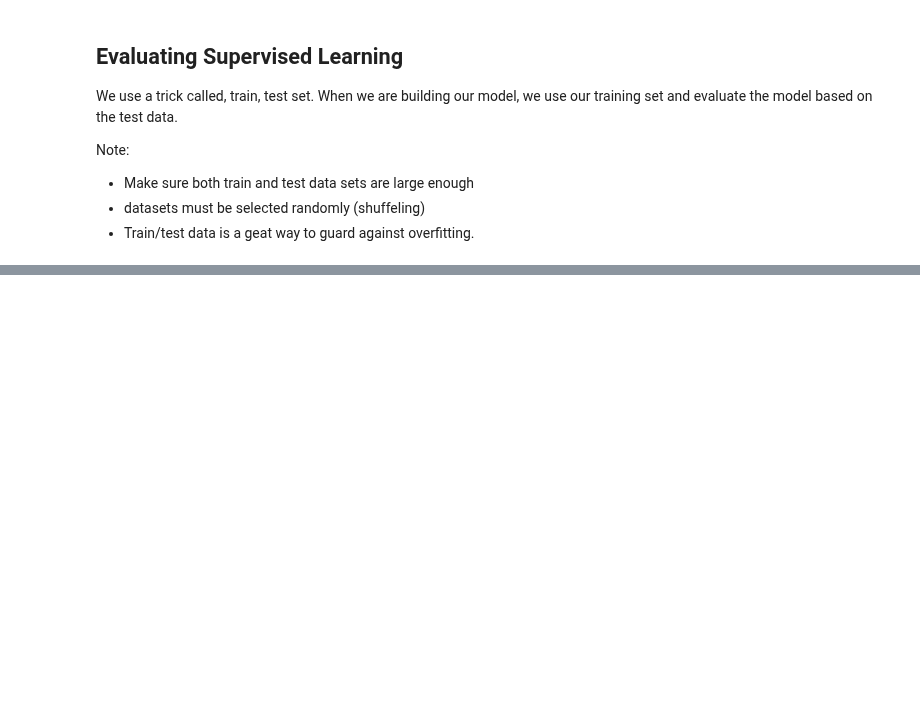
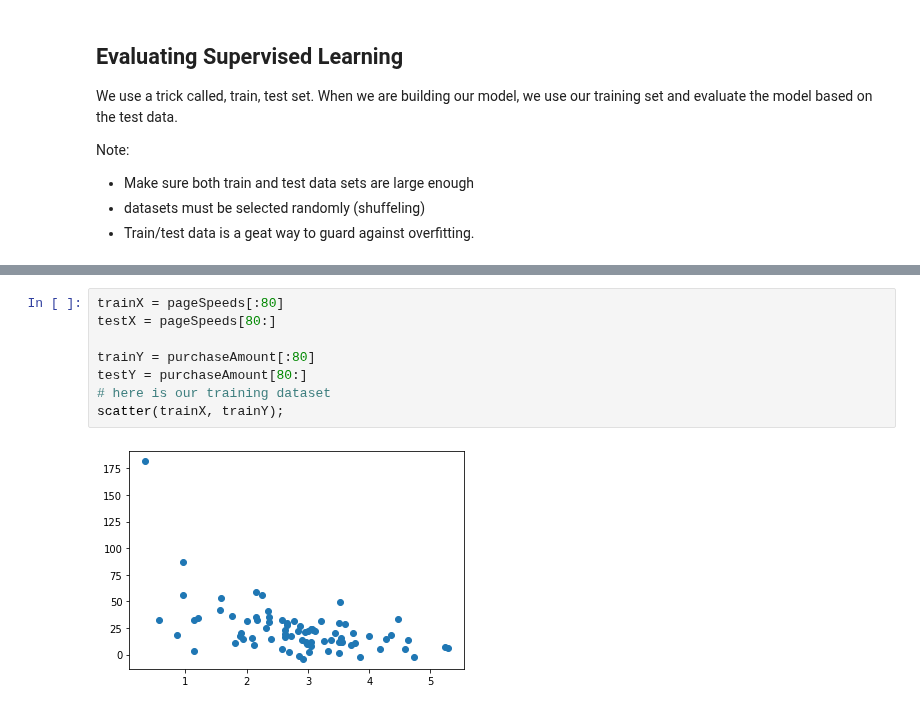
Before and after one commit to dariushazimi/notebooks, a Jupyter notebook: Machine_learning_data_science_and_deep_learning_with_python.ipynb, the cells around one changed output, grey strips where cells are left out. Drawn from its saved outputs; the diff is of its cells as text; blank space fills up the shorter version.

```diff
--- a/Machine_learning_data_science_and_deep_learning_with_python.ipynb
+++ b/Machine_learning_data_science_and_deep_learning_with_python.ipynb
@@ -689,0 +719,10 @@ Note:
+# %%
+trainX = pageSpeeds[:80]
+testX = pageSpeeds[80:]
+
+trainY = purchaseAmount[:80]
+testY = purchaseAmount[80:]
+# here is our training dataset
+scatter(trainX, trainY);
+# %% [output]
+[figure, added]
```
Also changed, not shown: parts of 10 cells of this notebook.
